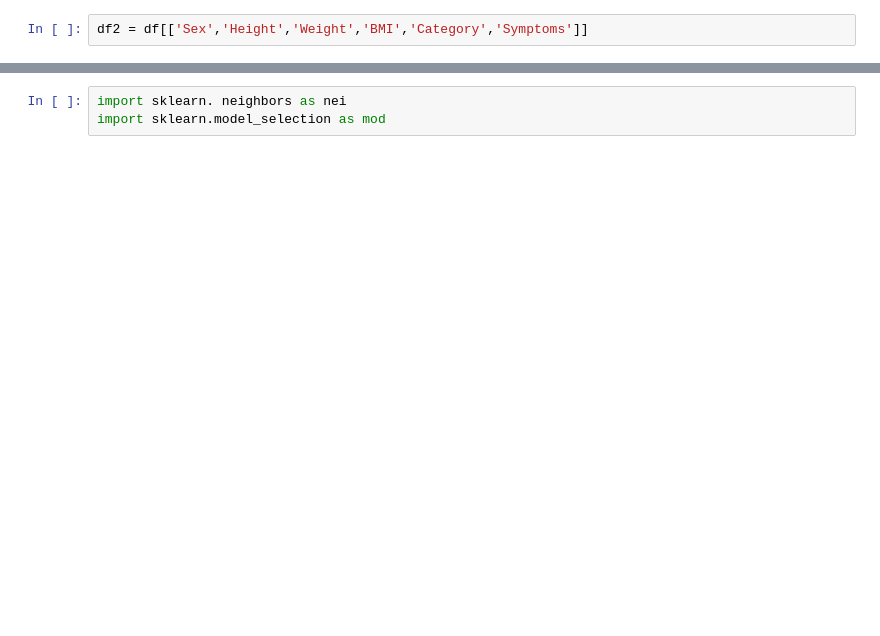
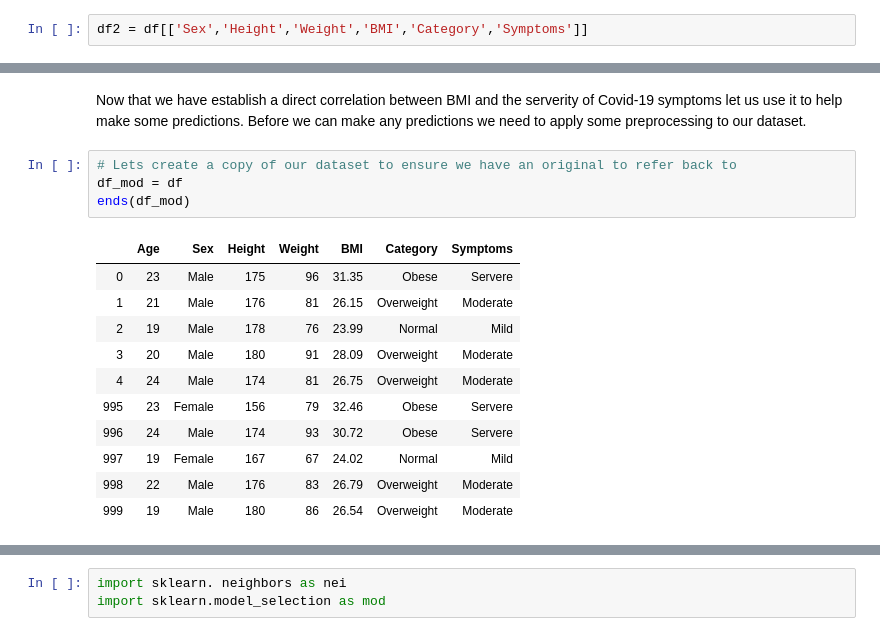
Before and after one commit to shaner1/ProgDA_Project_20, a Jupyter notebook: ProgDA_Project_2020.ipynb, the cells around one changed output, grey strips where cells are left out. Saved outputs shown, nothing was run; the diff lists cells and outputs as text; blank space fills up the shorter version.

```diff
--- a/ProgDA_Project_2020.ipynb
+++ b/ProgDA_Project_2020.ipynb
@@ -345,0 +407,18 @@ sns.pairplot(df, hue ='Symptoms')
+# %% [markdown]
+Now that we have establish a direct correlation between BMI and the serverity of Covid-19 symptoms let us use it to help make some predictions. Before we can make any predictions we need to apply some preprocessing to our dataset.
+# %%
+# Lets create a copy of our dataset to ensure we have an original to refer back to
+df_mod = df
+ends(df_mod)
+# %% [output]
+|  | Age | Sex | Height | Weight | BMI | Category | Symptoms |
+| 0 | 23 | Male | 175 | 96 | 31.35 | Obese | Servere |
+| 1 | 21 | Male | 176 | 81 | 26.15 | Overweight | Moderate |
+| 2 | 19 | Male | 178 | 76 | 23.99 | Normal | Mild |
+| 3 | 20 | Male | 180 | 91 | 28.09 | Overweight | Moderate |
+| 4 | 24 | Male | 174 | 81 | 26.75 | Overweight | Moderate |
+| 995 | 23 | Female | 156 | 79 | 32.46 | Obese | Servere |
+| 996 | 24 | Male | 174 | 93 | 30.72 | Obese | Servere |
+| 997 | 19 | Female | 167 | 67 | 24.02 | Normal | Mild |
+| 998 | 22 | Male | 176 | 83 | 26.79 | Overweight | Moderate |
+| 999 | 19 | Male | 180 | 86 | 26.54 | Overweight | Moderate |
```
Also changed, not shown: parts of 70 cells of this notebook.
